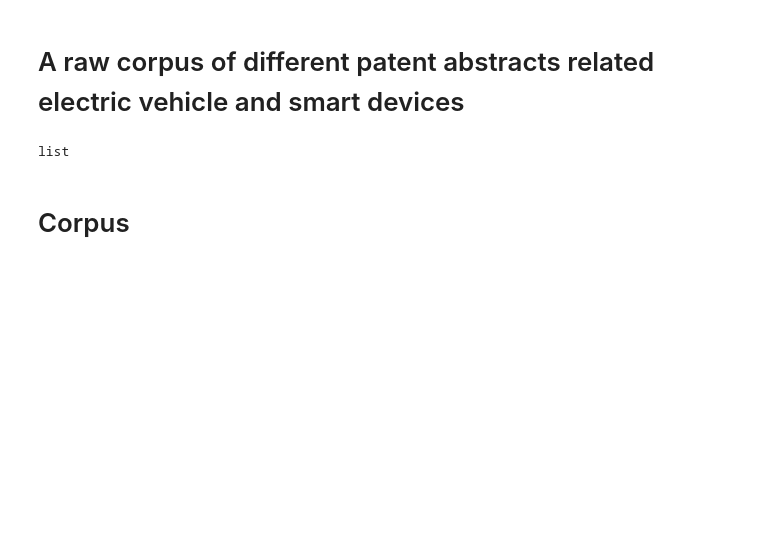
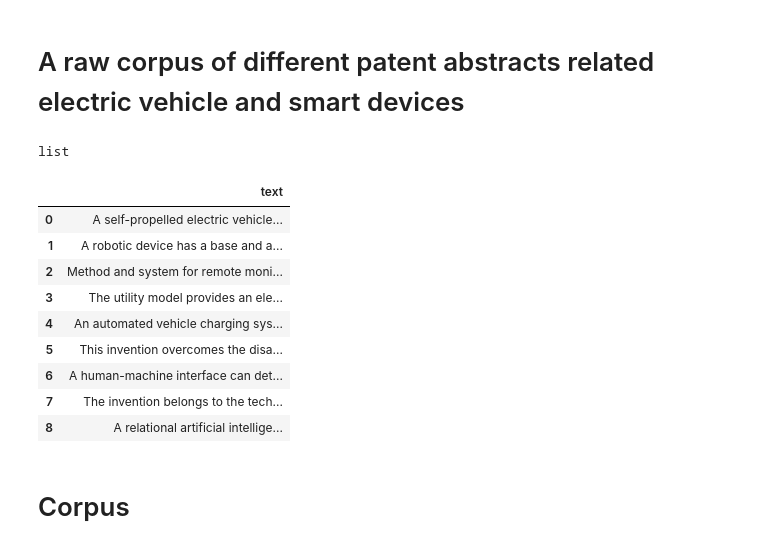
Before and after one commit to HassanSherwani/Topic_Modeling_Patents, a Jupyter notebook: Patent_Topic_Modeling_GenSim.ipynb, the cells around one changed output. Saved outputs shown, nothing was run; the diff lists cells and outputs as text; code cells hidden in the pictures; blank space fills up the shorter version.

```diff
--- a/Patent_Topic_Modeling_GenSim.ipynb
+++ b/Patent_Topic_Modeling_GenSim.ipynb
@@ -44,3 +45,18 @@ raw_corpus = ["A self-propelled electric vehicle includes a wheeled frame having
 type(raw_corpus)
 # %% [output]
 list
+# %%
+import pandas as pd
+df = pd.DataFrame({'text':raw_corpus})
+df
+# %% [output]
+|  | text |
+| 0 | A self-propelled electric vehicle... |
+| 1 | A robotic device has a base and a... |
+| 2 | Method and system for remote moni... |
+| 3 | The utility model provides an ele... |
+| 4 | An automated vehicle charging sys... |
+| 5 | This invention overcomes the disa... |
+| 6 | A human-machine interface can det... |
+| 7 | The invention belongs to the tech... |
+| 8 | A relational artificial intellige... |
```
Also changed, not shown: parts of 7 cells of this notebook.
